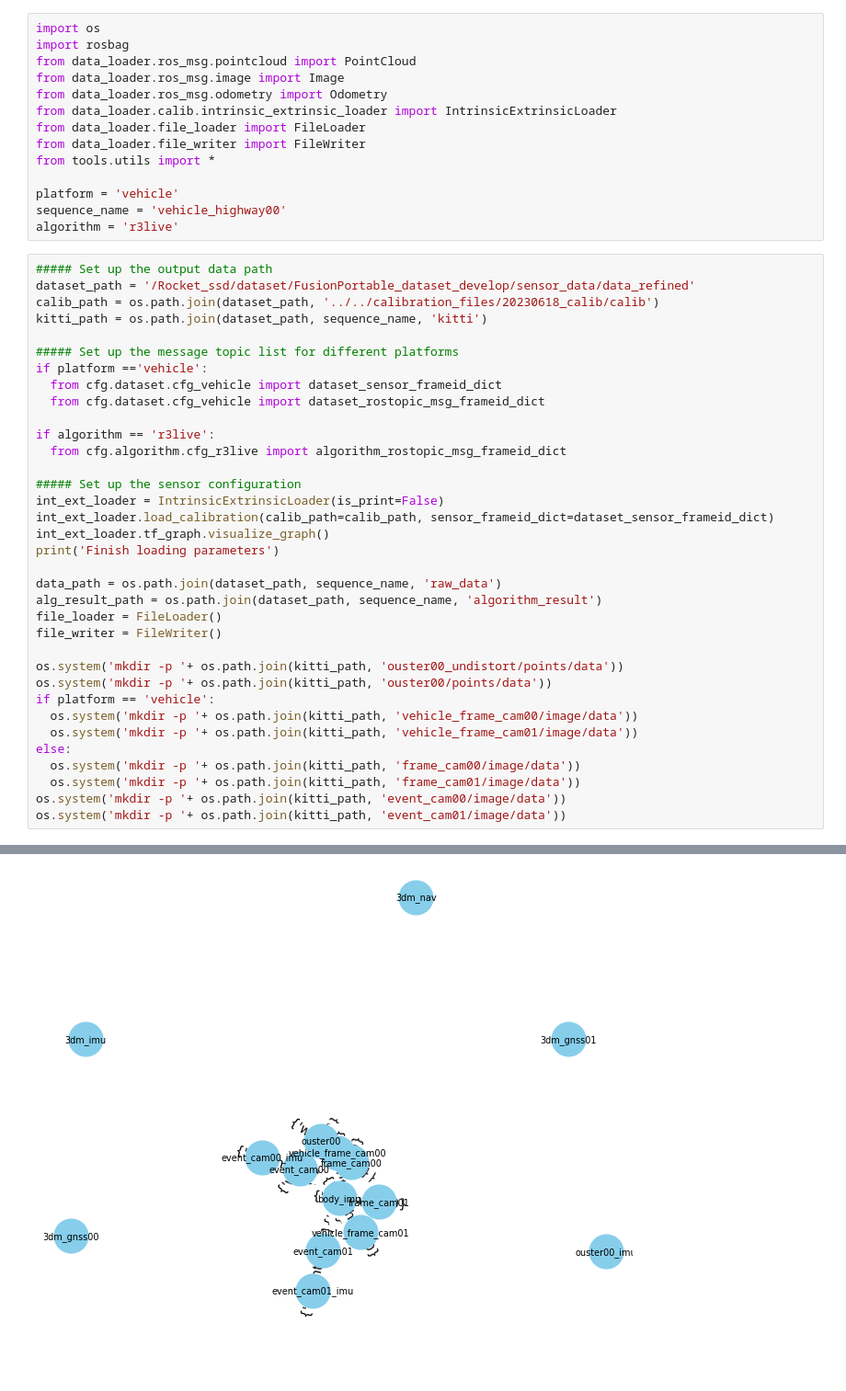
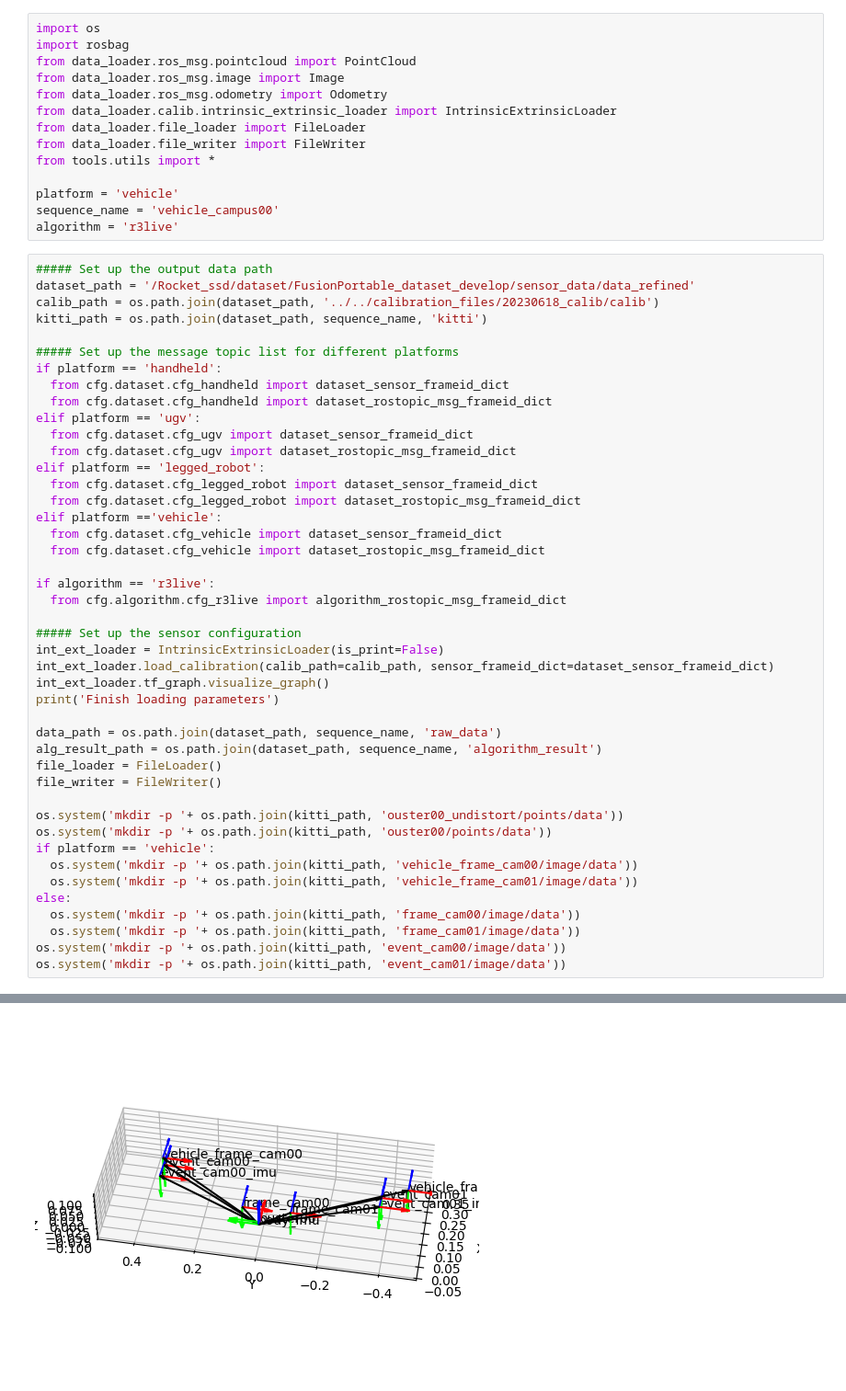
Before and after one commit to fusionportable/fusionportable_dataset_tools, a Jupyter notebook: write_data_to_kitti.ipynb, the cells around one changed output, grey strips where cells are left out. Shown at 92% size. Drawn from its saved outputs; the diff is of its cells as text; blank space fills up the shorter version.

Commit message:
add tf_tree visualization

```diff
--- a/write_data_to_kitti.ipynb
+++ b/write_data_to_kitti.ipynb
@@ -10,7 +10,7 @@ from data_loader.file_writer import FileWriter
 from tools.utils import *
 
 platform = 'vehicle'
-sequence_name = 'vehicle_highway00'
+sequence_name = 'vehicle_campus00'
 algorithm = 'r3live'
 # %%
 ##### Set up the output data path
@@ -19,7 +19,16 @@ calib_path = os.path.join(dataset_path, '../../calibration_files/20230618_calib/
 kitti_path = os.path.join(dataset_path, sequence_name, 'kitti')
 
 ##### Set up the message topic list for different platforms
-if platform =='vehicle':
+if platform == 'handheld':
+  from cfg.dataset.cfg_handheld import dataset_sensor_frameid_dict
+  from cfg.dataset.cfg_handheld import dataset_rostopic_msg_frameid_dict
+elif platform == 'ugv':
+  from cfg.dataset.cfg_ugv import dataset_sensor_frameid_dict
+  from cfg.dataset.cfg_ugv import dataset_rostopic_msg_frameid_dict
+elif platform == 'legged_robot':
+  from cfg.dataset.cfg_legged_robot import dataset_sensor_frameid_dict
+  from cfg.dataset.cfg_legged_robot import dataset_rostopic_msg_frameid_dict
+elif platform =='vehicle':
   from cfg.dataset.cfg_vehicle import dataset_sensor_frameid_dict
   from cfg.dataset.cfg_vehicle import dataset_rostopic_msg_frameid_dict
 
@@ -28,34 +37,34 @@ if algorithm == 'r3live':
 
 ##### Set up the sensor configuration
 int_ext_loader = IntrinsicExtrinsicLoader(is_print=False)
 int_ext_loader.load_calibration(calib_path=calib_path, sensor_frameid_dict=dataset_sensor_frameid_dict)
 int_ext_loader.tf_graph.visualize_graph()
 print('Finish loading parameters')
 
 data_path = os.path.join(dataset_path, sequence_name, 'raw_data')
 alg_result_path = os.path.join(dataset_path, sequence_name, 'algorithm_result')
 file_loader = FileLoader()
 file_writer = FileWriter()
 
 os.system('mkdir -p '+ os.path.join(kitti_path, 'ouster00_undistort/points/data'))
 os.system('mkdir -p '+ os.path.join(kitti_path, 'ouster00/points/data'))
 if platform == 'vehicle':
   os.system('mkdir -p '+ os.path.join(kitti_path, 'vehicle_frame_cam00/image/data'))
   os.system('mkdir -p '+ os.path.join(kitti_path, 'vehicle_frame_cam01/image/data'))
 else:
   os.system('mkdir -p '+ os.path.join(kitti_path, 'frame_cam00/image/data'))
   os.system('mkdir -p '+ os.path.join(kitti_path, 'frame_cam01/image/data'))
 os.system('mkdir -p '+ os.path.join(kitti_path, 'event_cam00/image/data'))
 os.system('mkdir -p '+ os.path.join(kitti_path, 'event_cam01/image/data'))
 # %% [output]
 Loading Intrinsic Extrinsics from /Rocket_ssd/dataset/FusionPortable_dataset_develop/sensor_data/data_refined/../../calibration_files/20230618_calib/calib/ouster00.yaml ...
 Loading Intrinsic Extrinsics from /Rocket_ssd/dataset/FusionPortable_dataset_develop/sensor_data/data_refined/../../calibration_files/20230618_calib/calib/event_cam00.yaml ...
 Loading Intrinsic Extrinsics from /Rocket_ssd/dataset/FusionPortable_dataset_develop/sensor_data/data_refined/../../calibration_files/20230618_calib/calib/event_cam01.yaml ...
 Loading Intrinsic Extrinsics from /Rocket_ssd/dataset/FusionPortable_dataset_develop/sensor_data/data_refined/../../calibration_files/20230618_calib/calib/frame_cam00.yaml ...
 Loading Intrinsic Extrinsics from /Rocket_ssd/dataset/FusionPortable_dataset_develop/sensor_data/data_refined/../../calibration_files/20230618_calib/calib/frame_cam01.yaml ...
 Loading Intrinsic Extrinsics from /Rocket_ssd/dataset/FusionPortable_dataset_develop/sensor_data/data_refined/../../calibration_files/20230618_calib/calib/vehicle_frame_cam00.yaml ...
 Loading Intrinsic Extrinsics from /Rocket_ssd/dataset/FusionPortable_dataset_develop/sensor_data/data_refined/../../calibration_files/20230618_calib/calib/vehicle_frame_cam01.yaml ...
-[figure, old version]
+[figure, new version]
 Finish loading parameters
 0
 # %%
```
Also changed, not shown: parts of 5 cells of this notebook, 8 other files.
